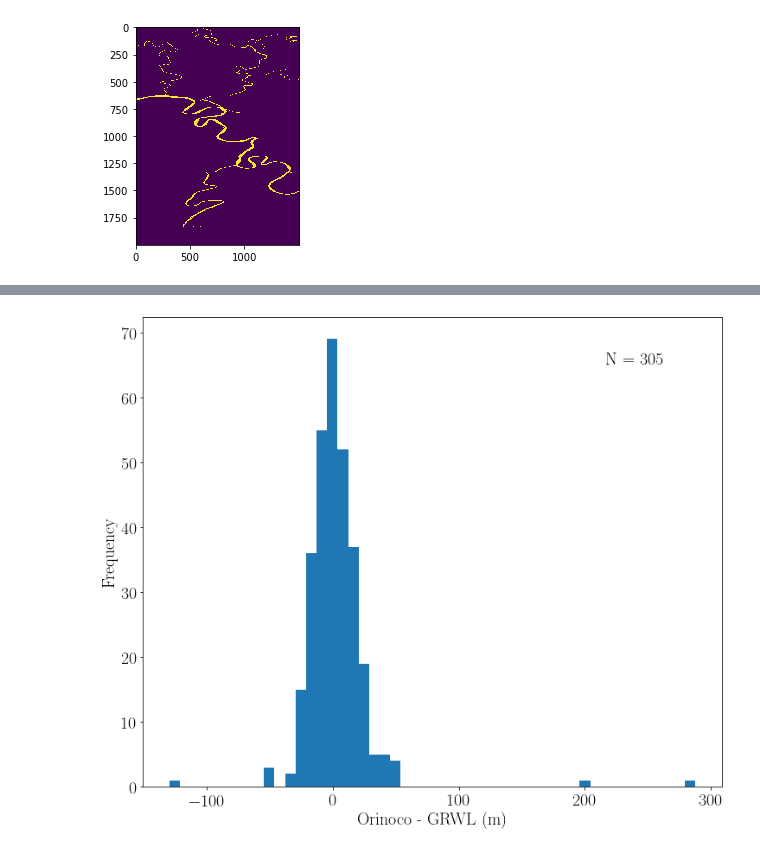
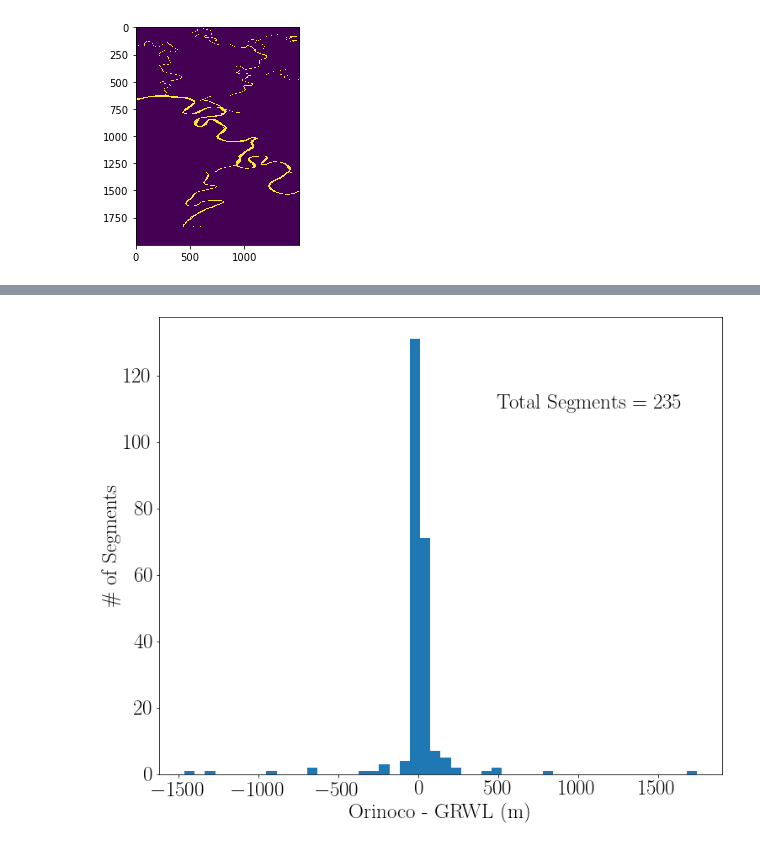
Before and after one commit to simard-landscape-lab/orinoco, a Jupyter notebook: notebooks/grwl_comparison/4 - Figures - Connectivity.ipynb, the cells around one changed output, grey strips where cells are left out. Drawn from its saved outputs; the diff is of its cells as text; code cells hidden in the pictures.

```diff
--- a/notebooks/grwl_comparison/4 - Figures - Connectivity.ipynb
+++ b/notebooks/grwl_comparison/4 - Figures - Connectivity.ipynb
@@ -75,7 +76,7 @@ plt.imshow(water_mask[sy, sx])
 <matplotlib.image.AxesImage at 0x...>
 [figure]
 # %%
-slice_index = 1
+slice_index = 0
 # %%
 # Mackenzie
 figsize=(12, 10)
@@ -83,10 +84,12 @@ figsize=(12, 10)
 if (tile_name is 'NR08') & (slice_index == 0):
     sy = np.s_[2_000:3_000]
     sx = np.s_[4_000:5_000]
+    loc='upper left'
 
 elif (tile_name is 'NR08') & (slice_index == 1):
     sy = np.s_[5_600:6_600]
     sx = np.s_[7_750:8_750]
+    loc='lower right'
 
 plot_dir = Path(f'plot/{tile_name}_{slice_index}')
 plot_dir.mkdir(exist_ok=True, parents=True)
@@ -112,7 +115,7 @@ ocean_layer = ocean_mask.astype(dtype=float)
 ocean_layer[~ocean_mask.astype(bool)] = np.nan
 # %%
 plt.rc('text', usetex=True)
-plt.rc('font', family='serif', size=20)
+plt.rc('font', family='serif', size=25)
 # %%
 M = 4
 labels = ['Land', 'Inland Water', 'Ocean', 'Orinoco']
@@ -320,13 +319,13 @@ plt.savefig(plot_dir/'width_differences.png')
 # %%
 fig, ax = plt.subplots(figsize=figsize)
 X = width_differences[sy, sx]
 labels = segments[sy, sx]
 data = get_features_from_array(labels, X)
 data = data[~np.isnan(data)]
 ax.hist(data, bins=50)
 ax.set_xlabel('Orinoco - GRWL (m)')
-ax.set_ylabel('Frequency')
-ax.text(.8, .9, f'N = {len(data):,}', transform=ax.transAxes)
+ax.set_ylabel('\# of Segments')
+ax.text(.6, .8, f'Total Segments = {len(data):,}', transform=ax.transAxes)
 plt.savefig(plot_dir/'diff_histogram.png')
 # %% [output]
-[figure, old version]
+[figure, new version]
```
Also changed, not shown: parts of 7 cells of this notebook, 16 other files.
